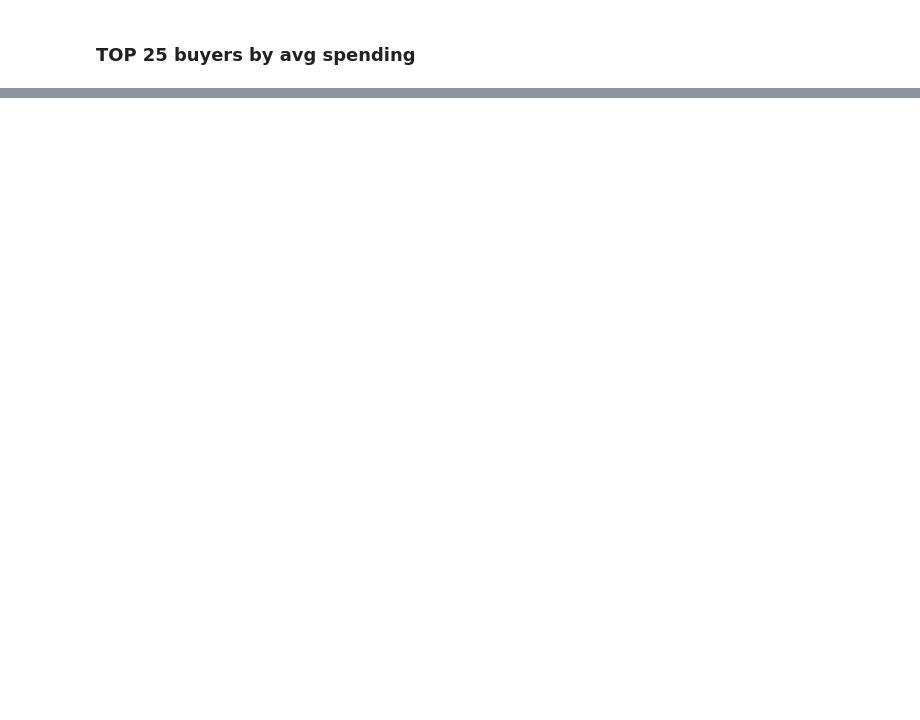
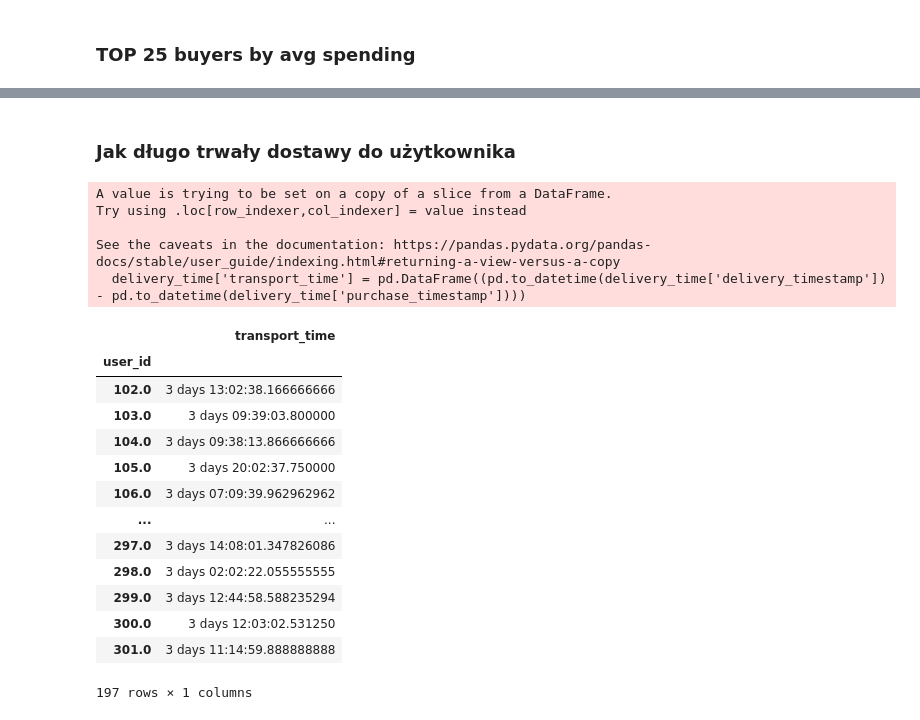
Before and after one commit to amasiukevich/IUM_shop, a Jupyter notebook: InitalEDA.ipynb, the cells around one changed output, grey strips where cells are left out. Cells and saved outputs as stored; diff of their text form; code cells hidden in the pictures; blank space fills up the shorter version.

```diff
--- a/InitalEDA.ipynb
+++ b/InitalEDA.ipynb
@@ -287,0 +429,31 @@ users_descr1.sort_values('avg_spending', ascending=False).head(25)
+# %% [markdown]
+### Jak długo trwały dostawy do użytkownika
+# %%
+sessions_with_delivery = pd.merge(sessions_data, delivery_data, on="purchase_id", how="inner")
+sessions_with_delivery = sessions_with_delivery.dropna(subset=['user_id', 'purchase_timestamp', 'delivery_timestamp'])
+delivery_time = sessions_with_delivery[['user_id', 'purchase_timestamp', 'delivery_timestamp']]
+
+# to rzuca warrning
+delivery_time['transport_time'] = pd.DataFrame((pd.to_datetime(delivery_time['delivery_timestamp']) - pd.to_datetime(delivery_time['purchase_timestamp'])))
+
+delivery_time[['user_id', 'transport_time']].groupby('user_id').mean(numeric_only=False)
+# %% [output]
+A value is trying to be set on a copy of a slice from a DataFrame.
+Try using .loc[row_indexer,col_indexer] = value instead
+
+See the caveats in the documentation: https://pandas.pydata.org/pandas-docs/stable/user_guide/indexing.html#returning-a-view-versus-a-copy
+  delivery_time['transport_time'] = pd.DataFrame((pd.to_datetime(delivery_time['delivery_timestamp']) - pd.to_datetime(delivery_time['purchase_timestamp'])))
+|  | transport_time |
+| user_id |  |
+| 102.0 | 3 days 13:02:38.166666666 |
+| 103.0 | 3 days 09:39:03.800000 |
+| 104.0 | 3 days 09:38:13.866666666 |
+| 105.0 | 3 days 20:02:37.750000 |
+| 106.0 | 3 days 07:09:39.962962962 |
+| ... | ... |
+| 297.0 | 3 days 14:08:01.347826086 |
+| 298.0 | 3 days 02:02:22.055555555 |
+| 299.0 | 3 days 12:44:58.588235294 |
+| 300.0 | 3 days 12:03:02.531250 |
+| 301.0 | 3 days 11:14:59.888888888 |
+197 rows × 1 columns
```
Also changed, not shown: parts of 11 cells of this notebook.
